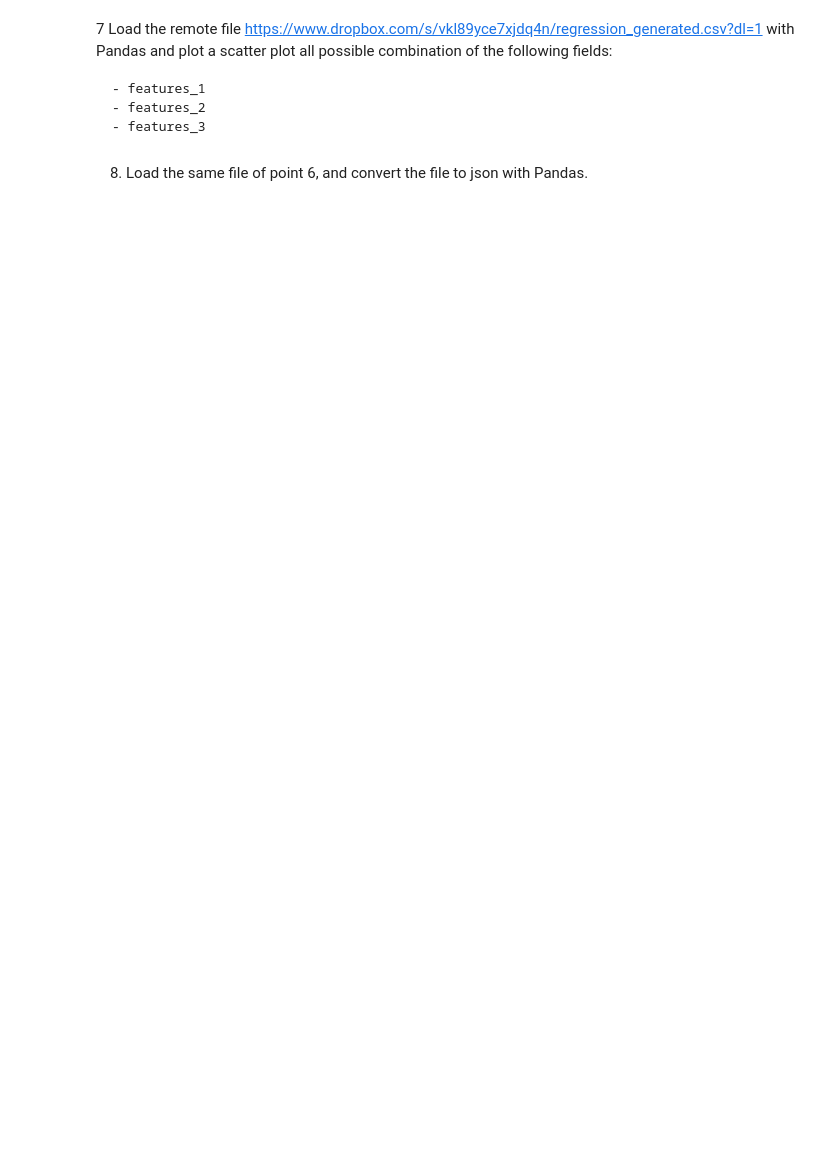
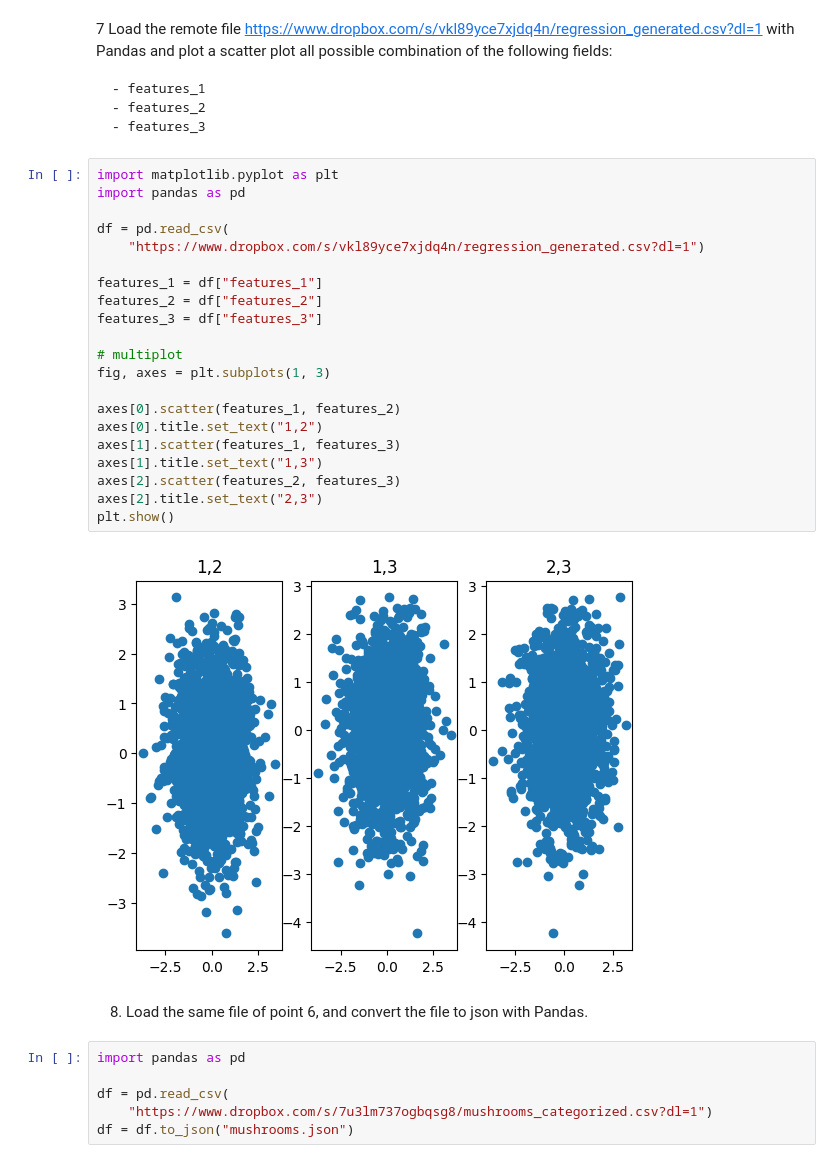
Before and after one commit to NicoloSalimbeni/high_level_programming, a Jupyter notebook: lecture_material/04ex_OSEMN.ipynb, the cells around one changed output. Drawn from its saved outputs; the diff is of its cells as text; blank space fills up the shorter version.

```diff
--- a/lecture_material/04ex_OSEMN.ipynb
+++ b/lecture_material/04ex_OSEMN.ipynb
@@ -112,5 +123,34 @@ FileNotFoundError: [Errno 2] No such file or directory: 'user_data.json'
     - features_1
     - features_2
     - features_3
+# %%
+import matplotlib.pyplot as plt
+import pandas as pd
+
+df = pd.read_csv(
+    "https://www.dropbox.com/s/vkl89yce7xjdq4n/regression_generated.csv?dl=1")
+
+features_1 = df["features_1"]
+features_2 = df["features_2"]
+features_3 = df["features_3"]
+
+# multiplot
+fig, axes = plt.subplots(1, 3)
+
+axes[0].scatter(features_1, features_2)
+axes[0].title.set_text("1,2")
+axes[1].scatter(features_1, features_3)
+axes[1].title.set_text("1,3")
+axes[2].scatter(features_2, features_3)
+axes[2].title.set_text("2,3")
+plt.show()
+# %% [output]
+[figure, added]
 # %% [markdown]
 8. Load the same file of point 6, and convert the file to json with Pandas.
+# %%
+import pandas as pd
+
+df = pd.read_csv(
+    "https://www.dropbox.com/s/7u3lm737ogbqsg8/mushrooms_categorized.csv?dl=1")
+df = df.to_json("mushrooms.json")
```
Also changed, not shown: parts of 11 cells of this notebook.
